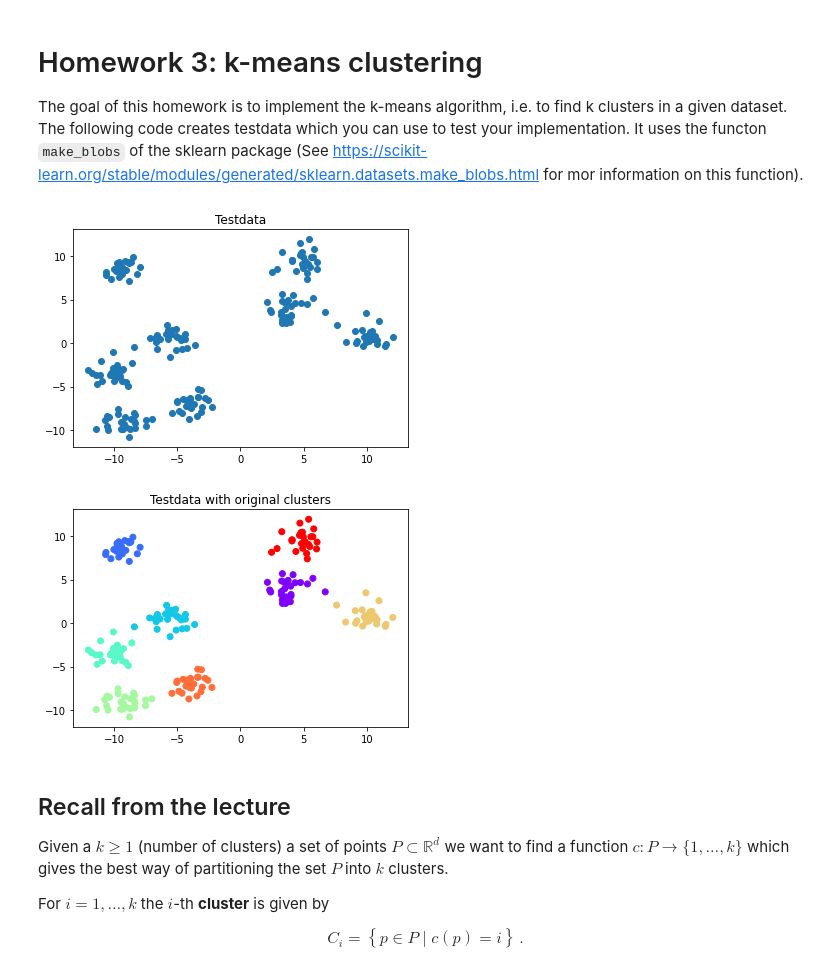
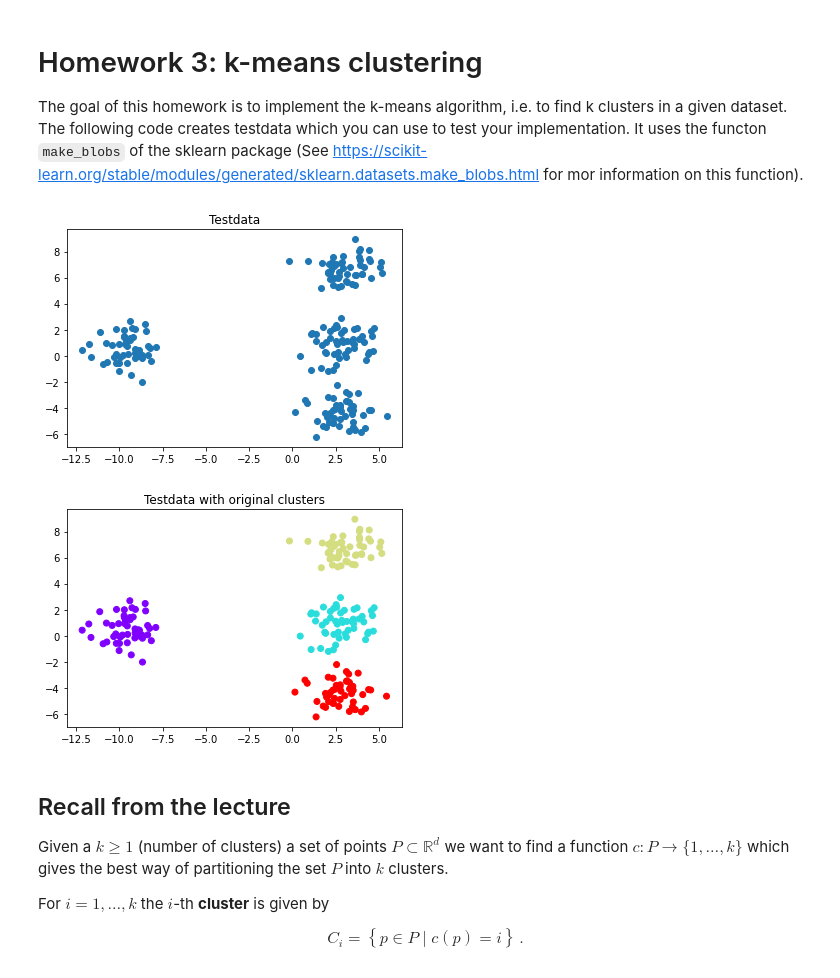
Before and after one commit to NUG30/homework-3-hiepnh14, a Jupyter notebook: assignment3.ipynb, the cells around one changed output. Drawn from its saved outputs; the diff is of its cells as text; code cells hidden in the pictures.

```diff
--- a/assignment3.ipynb
+++ b/assignment3.ipynb
@@ -5,34 +5,34 @@ The goal of this homework is to implement the k-means algorithm, i.e. to find k
 # %%
 ## Creating the testdata
 import matplotlib.pyplot as plt
 import numpy as np
 import random as rnd
 from sklearn.datasets import make_blobs # We use this to create sample data
 
 d=2 # dimensions. In our example 2
-number_of_clusters = 8
+number_of_clusters = 4
 
 # The following code creates random datapoints with number_of_clusters clusters in d dimensions (cluster_std gives the standard deviation. bigger -> wider spread)
 data = make_blobs(n_samples=200, n_features=d,centers=number_of_clusters, cluster_std=1)
 
 # The datapoints
 points = data[0]
 
 # The cluster assignment used in the creation of the data. This is what we want to obtain by ourself by just considering the points
 # contains numbers 0,...,number_of_clusters-1
 original_clusters = data[1]
 
 # plots the data points with the original cluster assignment
 plt.title("Testdata")
 plt.scatter(points[:,0],points[:,1])
 plt.show()
 
 plt.title("Testdata with original clusters")
 plt.scatter(points[:,0],points[:,1],c=original_clusters,cmap='rainbow')
 plt.show()
 # %% [output]
-[figure, old version]
+[figure, new version]
-[figure, old version]
+[figure, new version]
 # %% [markdown]
 ## Recall from the lecture
 Given a $k\geq 1$ (number of clusters) a set of points $P \subset \mathbb{R}^d$ we want to find a function $c: P \rightarrow \{1,\dots,k\}$ which gives the best way of partitioning the set $P$ into $k$ clusters.
```
Also changed, not shown: parts of 2 cells of this notebook.
